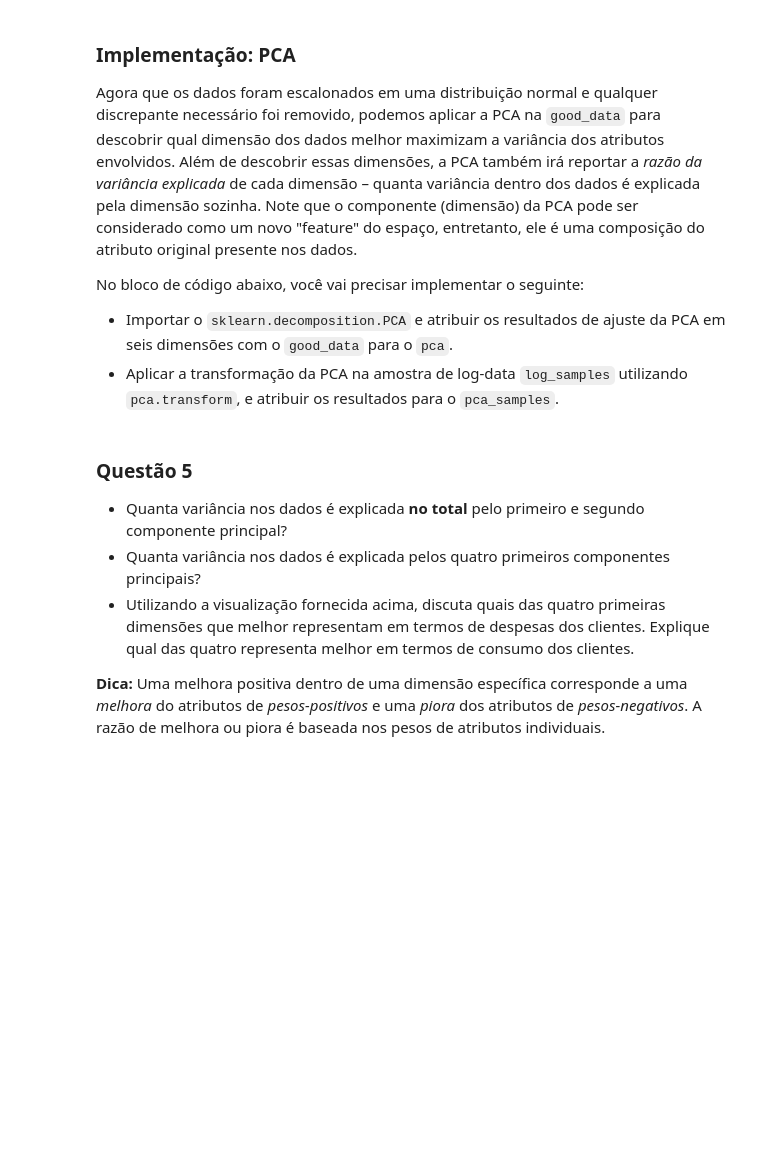
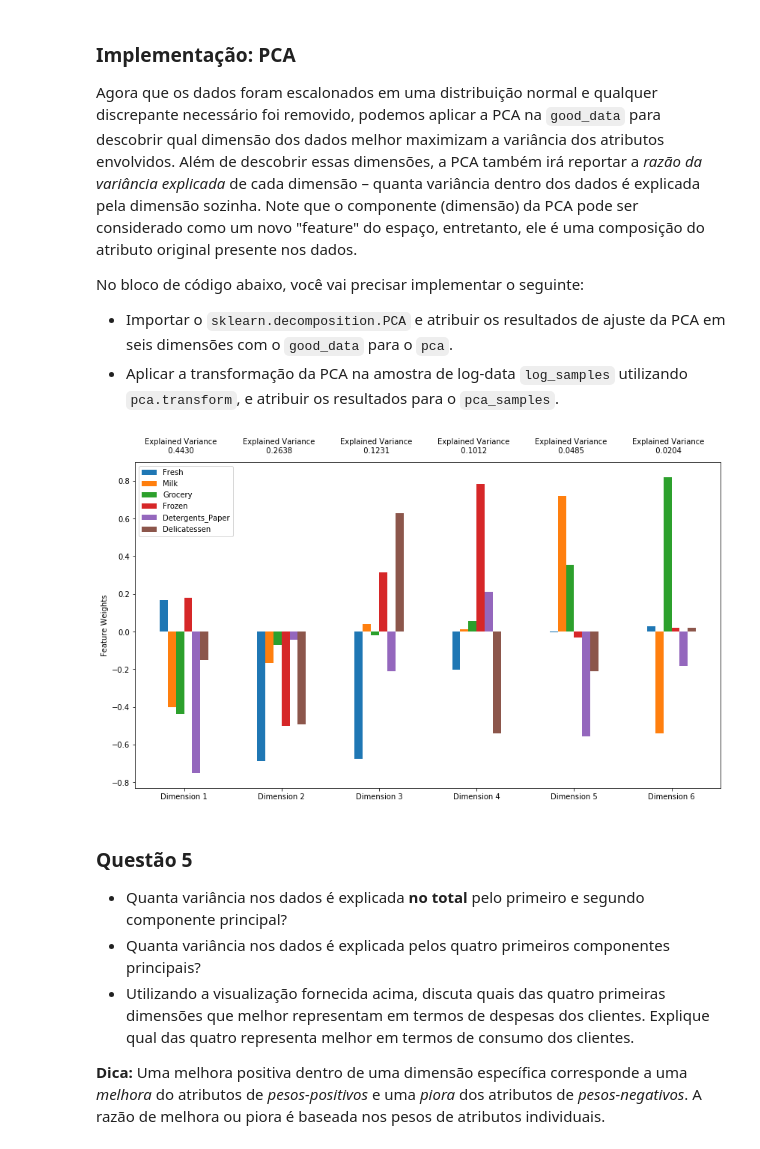
Before and after one commit to diogosmg/Udacity-DataScientist, a Jupyter notebook: customer_segments/customer_segments_PT.ipynb, the cells around one changed output. Saved outputs shown, nothing was run; the diff lists cells and outputs as text; code cells hidden in the pictures; blank space fills up the shorter version.

```diff
--- a/customer_segments/customer_segments_PT.ipynb
+++ b/customer_segments/customer_segments_PT.ipynb
@@ -217,7 +217,7 @@ for feature in log_data.keys():
     display(log_data[~((log_data[feature] >= Q1 - step) & (log_data[feature] <= Q3 + step))])
 
 # OPCIONAL: Selecione os índices dos pontos de dados que você deseja remover
-outliers  = []
+outliers  = [ 65, 66, 75, 128 , 154]
 
 # Remova os valores atí, caso nenhum tenha sido especificado
 good_data = log_data.drop(log_data.index[outliers]).reset_index(drop = True)
@@ -301,14 +303,19 @@ No bloco de código abaixo, você vai precisar implementar o seguinte:
  - Importar o `sklearn.decomposition.PCA` e atribuir os resultados de ajuste da PCA em seis dimensões com o `good_data` para o `pca`.
  - Aplicar a transformação da PCA na amostra de log-data `log_samples` utilizando `pca.transform`, e atribuir os resultados para o `pca_samples`.
 # %%
+from sklearn.decomposition import PCA
+
 # TODO: Aplique a PCA ao ajustar os bons dados com o mesmo número de dimensões como atributos
-pca = None
+pca = PCA(n_components=6)
+pca.fit(good_data)
 
 # TODO: Transforme a amostra de data-log utilizando o ajuste da PCA acima
-pca_samples = None
+pca_samples = pca.transform(log_samples)
 
 # Gere o plot dos resultados da PCA
-pca_results = rs.pca_results(good_data, pca)
+pca_results = vs.pca_results(good_data, pca)   # no template original havia um erro nesta linha, como rs.pca_results
+# %% [output]
+[figure, added]
 # %% [markdown]
 ### Questão 5
 - Quanta variância nos dados é explicada **no total** pelo primeiro e segundo componente principal?
```
Also changed, not shown: parts of 28 cells of this notebook, 2 other files.
